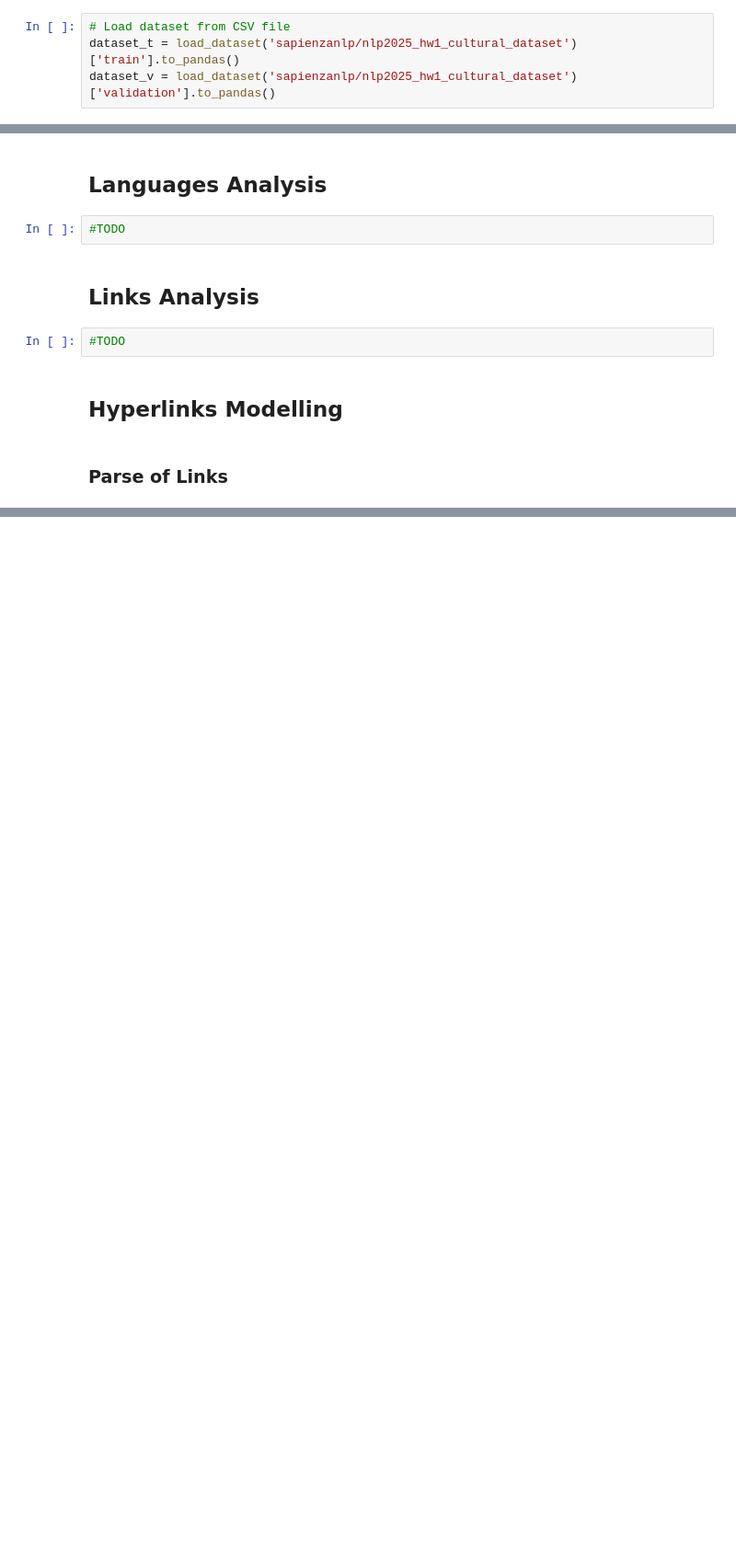
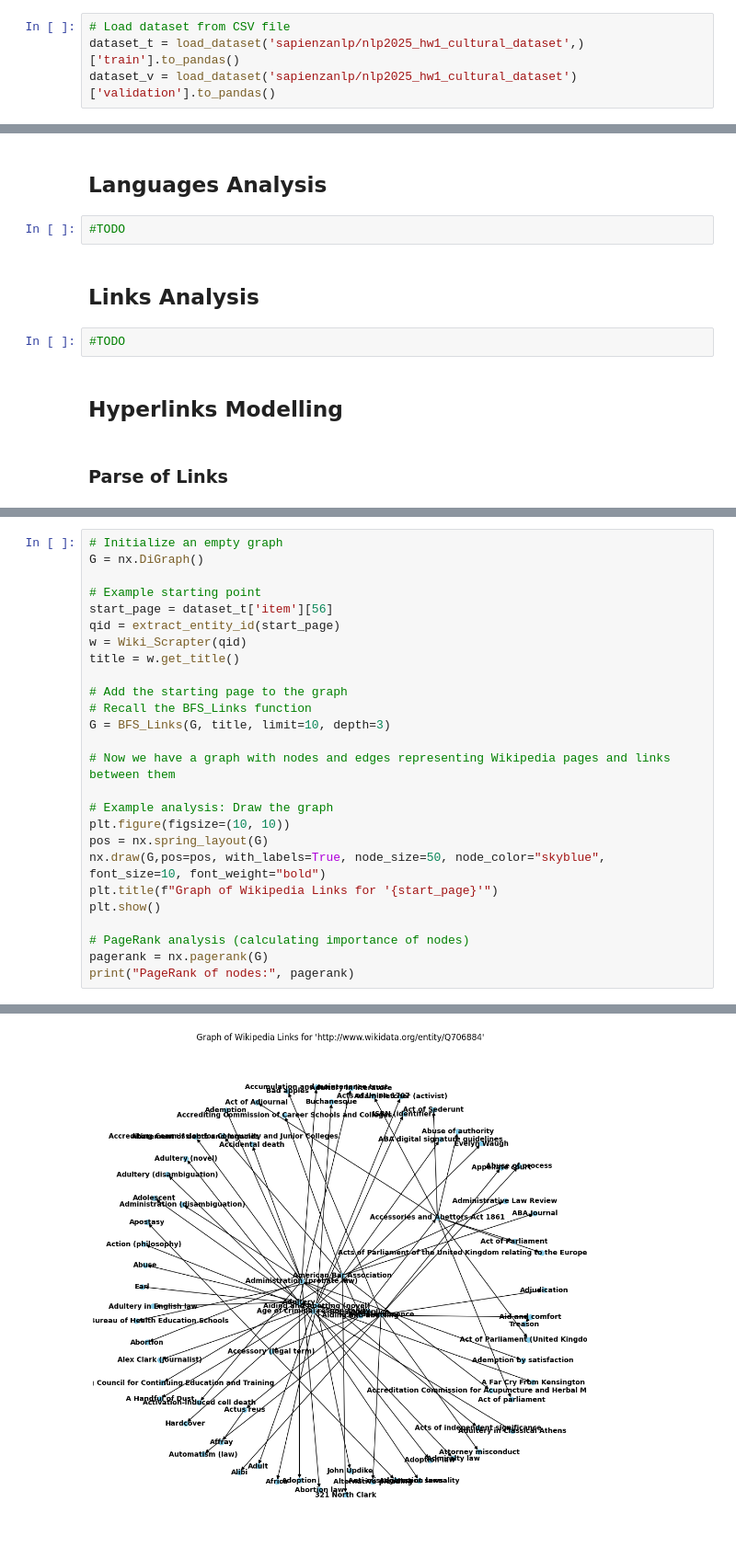
Before and after one commit to pizzi-andrea/MNLP-HW1, a Jupyter notebook: src/dataset/a_dataset.ipynb, the cells around one changed output, grey strips where cells are left out. Shown at 92% size. Saved outputs shown, nothing was run; the diff lists cells and outputs as text; blank space fills up the shorter version.

```diff
--- a/src/dataset/a_dataset.ipynb
+++ b/src/dataset/a_dataset.ipynb
@@ -11,7 +10,7 @@ from datasets import load_dataset
 BASE_DIR = path.PosixPath('train.csv')
 # %%
 # Load dataset from CSV file
-dataset_t = load_dataset('sapienzanlp/nlp2025_hw1_cultural_dataset')['train'].to_pandas()
+dataset_t = load_dataset('sapienzanlp/nlp2025_hw1_cultural_dataset',)['train'].to_pandas()
 dataset_v = load_dataset('sapienzanlp/nlp2025_hw1_cultural_dataset')['validation'].to_pandas()
 # %%
 # Visualize some dataset entry
@@ -260,0 +272,27 @@ KeyboardInterrupt:
+# %%
+# Initialize an empty graph
+G = nx.DiGraph()
+
+# Example starting point
+start_page = dataset_t['item'][56]
+qid = extract_entity_id(start_page)
+w = Wiki_Scrapter(qid)
+title = w.get_title()
+
+# Add the starting page to the graph
+# Recall the BFS_Links function
+G = BFS_Links(G, title, limit=10, depth=3)
+
+# Now we have a graph with nodes and edges representing Wikipedia pages and links between them
+
+# Example analysis: Draw the graph
+plt.figure(figsize=(10, 10))
+pos = nx.spring_layout(G)
+nx.draw(G,pos=pos, with_labels=True, node_size=50, node_color="skyblue", font_size=10, font_weight="bold")
+plt.title(f"Graph of Wikipedia Links for '{start_page}'")
+plt.show()
+
+# PageRank analysis (calculating importance of nodes)
+pagerank = nx.pagerank(G)
+print("PageRank of nodes:", pagerank)
+# %% [output]
@@ -260,0 +316 @@ KeyboardInterrupt:
+[figure, added]
```
Also changed, not shown: parts of 10 cells of this notebook, 1 other file.
